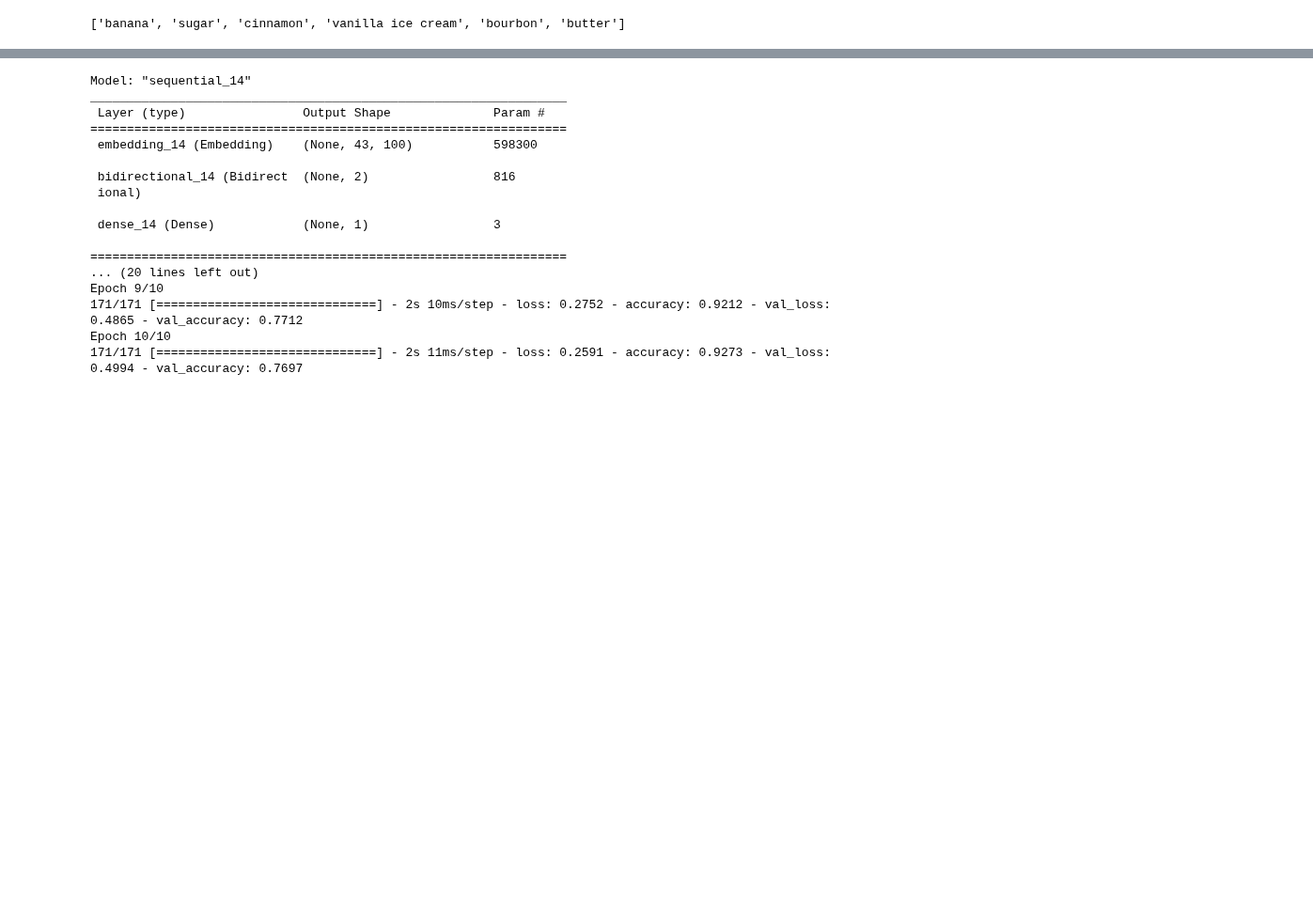
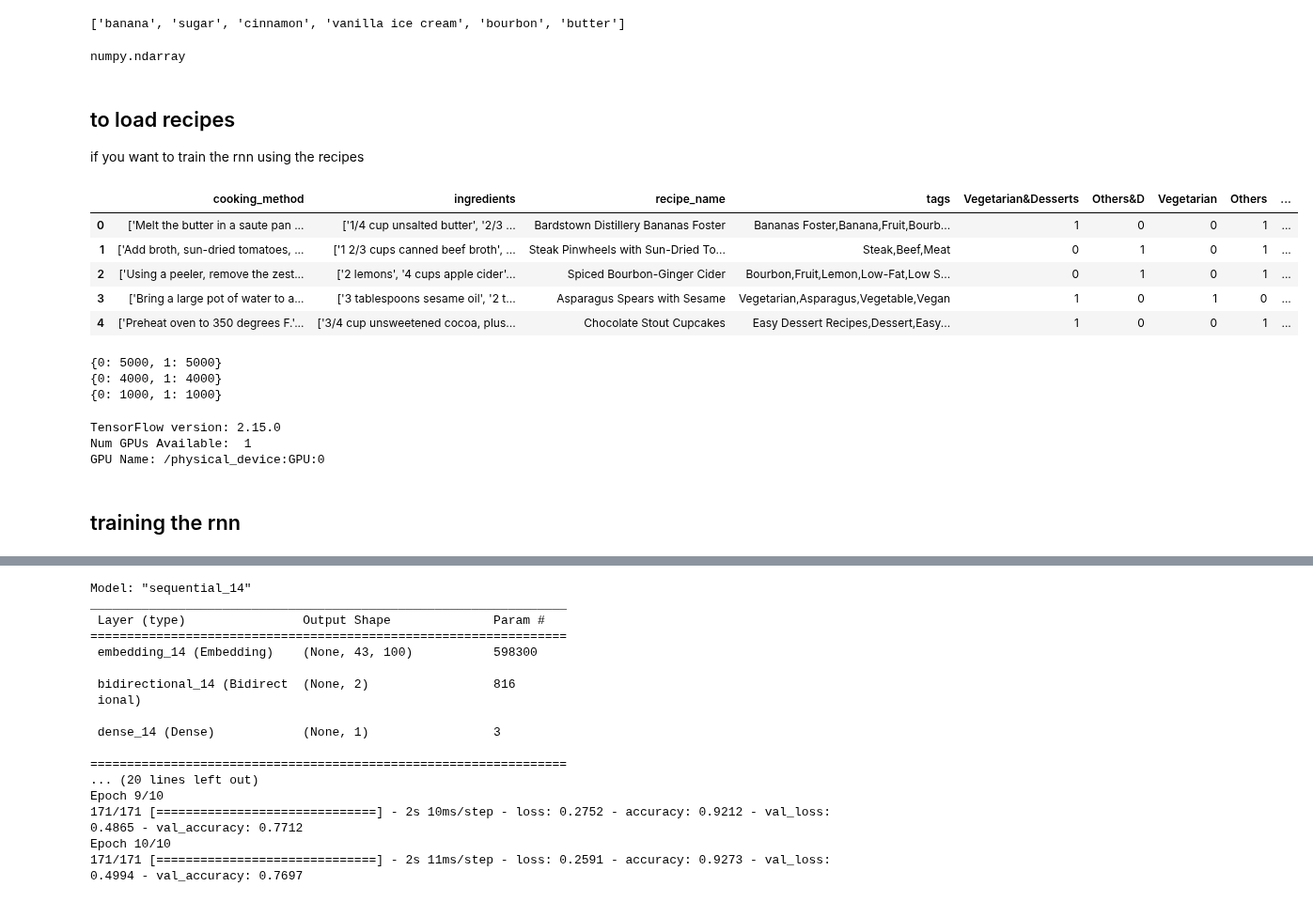
Before and after one commit to lavo2/HLT-Project, a Jupyter notebook: RNN_hlt.ipynb, the cells around one changed output, grey strips where cells are left out. Shown at 94% size. Saved outputs shown, nothing was run; the diff lists cells and outputs as text; code cells hidden in the pictures; blank space fills up the shorter version.

```diff
--- a/RNN_hlt.ipynb
+++ b/RNN_hlt.ipynb
@@ -90,0 +88,18 @@ recipes_lst[0]
+# %%
+type(labels_lst)
+# %% [output]
+numpy.ndarray
+# %% [markdown]
+## to load recipes
+if you want to train the rnn using the recipes
+# %%
+data = pd.read_csv('/content/drive/MyDrive/datasets/recipes_df_10k_balanced.csv')
+# %%
+data.head()
+# %% [output]
+|  | cooking_method | ingredients | recipe_name | tags | Vegetarian&Desserts | Others&D | Vegetarian | Others | ... |
+| 0 | ['Melt the butter in a saute pan ... | ['1/4 cup unsalted butter', '2/3 ... | Bardstown Distillery Bananas Foster | Bananas Foster,Banana,Fruit,Bourb... | 1 | 0 | 0 | 1 | ... |
+| 1 | ['Add broth, sun-dried tomatoes, ... | ['1 2/3 cups canned beef broth', ... | Steak Pinwheels with Sun-Dried To... | Steak,Beef,Meat | 0 | 1 | 0 | 1 | ... |
+| 2 | ['Using a peeler, remove the zest... | ['2 lemons', '4 cups apple cider'... | Spiced Bourbon-Ginger Cider | Bourbon,Fruit,Lemon,Low-Fat,Low S... | 0 | 1 | 0 | 1 | ... |
+| 3 | ['Bring a large pot of water to a... | ['3 tablespoons sesame oil', '2 t... | Asparagus Spears with Sesame | Vegetarian,Asparagus,Vegetable,Vegan | 1 | 0 | 1 | 0 | ... |
+| 4 | ['Preheat oven to 350 degrees F.'... | ['3/4 cup unsweetened cocoa, plus... | Chocolate Stout Cupcakes | Easy Dessert Recipes,Dessert,Easy... | 1 | 0 | 0 | 1 | ... |
@@ -91,2 +109,30 @@ recipes_lst[0]
+# %%
+unique, counts = np.unique(labels, return_counts=True)
+print(dict(zip(unique, counts)))
+
+unique, counts = np.unique(y_train, return_counts=True)
+print(dict(zip(unique, counts)))
+
+unique, counts = np.unique(y_test, return_counts=True)
+print(dict(zip(unique, counts)))
+# %% [output]
+{0: 5000, 1: 5000}
+{0: 4000, 1: 4000}
+{0: 1000, 1: 1000}
+# %%
+# Check TensorFlow version and GPU availability
+print("TensorFlow version:", tf.__version__)
+print("Num GPUs Available: ", len(tf.config.list_physical_devices('GPU')))
+
+# Get GPU details if available
+if tf.config.list_physical_devices('GPU'):
+    gpu_info = tf.config.list_physical_devices('GPU')[0]
+    print("GPU Name:", gpu_info.name)
+# %% [output]
+TensorFlow version: 2.15.0
+Num GPUs Available:  1
+GPU Name: /physical_device:GPU:0
+# %% [markdown]
+## training the rnn
 # %%
 tokenizer = Tokenizer()
```
Also changed, not shown: parts of 21 cells of this notebook.
